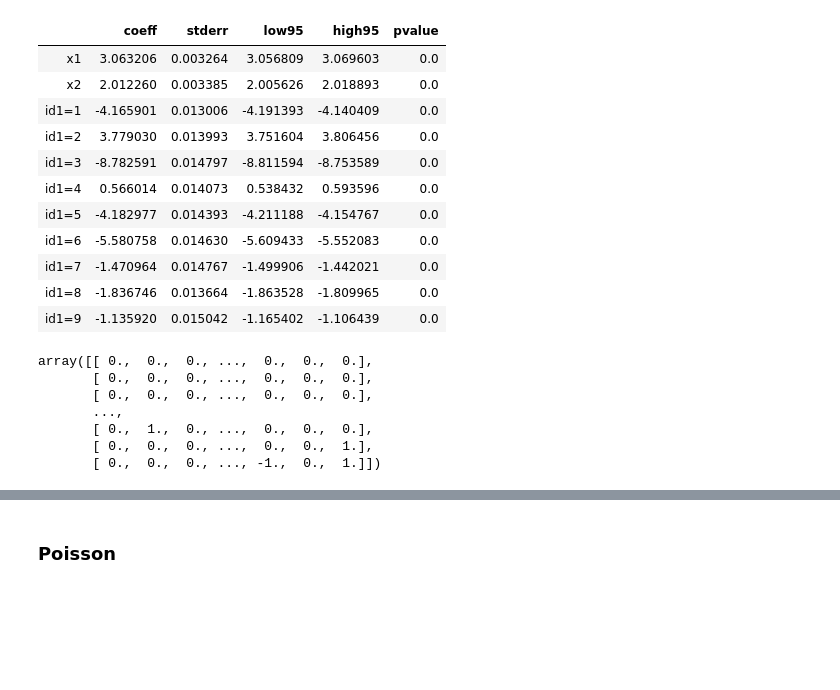
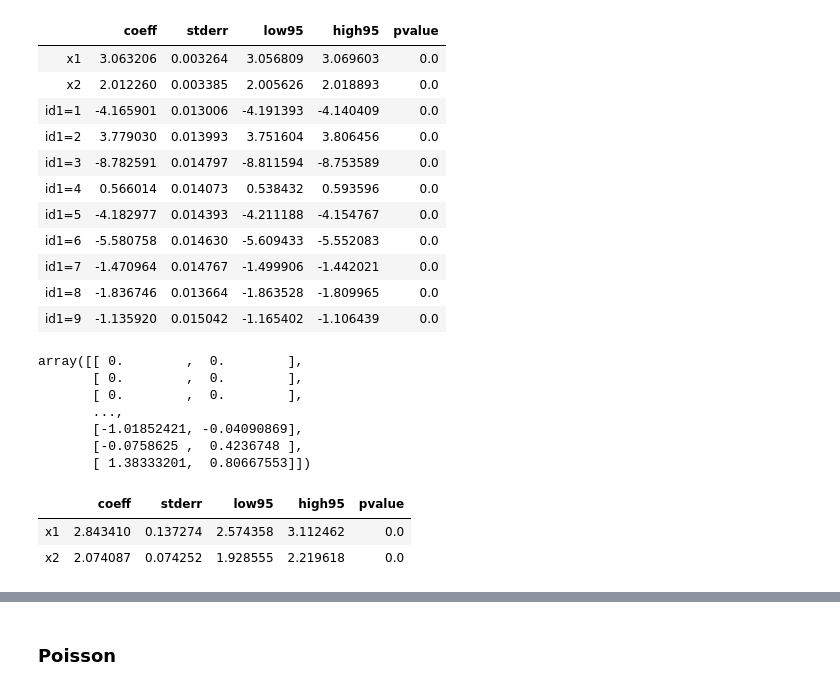
Before and after one commit to iamlemec/fastreg, a Jupyter notebook: benchmark.ipynb, the cells around one changed output, grey strips where cells are left out. Saved outputs shown, nothing was run; the diff lists cells and outputs as text; code cells hidden in the pictures; blank space fills up the shorter version.

```diff
--- a/benchmark.ipynb
+++ b/benchmark.ipynb
@@ -117,13 +117,19 @@ Wall time: 81 ms
 # %%
 import fastreg.design as des
 # %%
-des.design_matrices(y='y', x=['x1', 'x2'], fe=['id1'], ab=['id2'], intercept=False, data=df)[1][:,3:]
+des.design_matrices(y='y', x=['x1', 'x2'], absorb='id1', data=df)[1]
 # %% [output]
-array([[ 0.,  0.,  0., ...,  0.,  0.,  0.],
-       [ 0.,  0.,  0., ...,  0.,  0.,  0.],
-       [ 0.,  0.,  0., ...,  0.,  0.,  0.],
+array([[ 0.        ,  0.        ],
+       [ 0.        ,  0.        ],
+       [ 0.        ,  0.        ],
        ...,
-       [ 0.,  1.,  0., ...,  0.,  0.,  0.],
-       [ 0.,  0.,  0., ...,  0.,  0.,  1.],
-       [ 0.,  0.,  0., ..., -1.,  0.,  1.]])
+       [-1.01852421, -0.04090869],
+       [-0.0758625 ,  0.4236748 ],
+       [ 1.38333201,  0.80667553]])
+# %%
+frl.ols(y='y', x=['x1', 'x2'], absorb='id1', data=df0)
+# %% [output]
+|  | coeff | stderr | low95 | high95 | pvalue |
+| x1 | 2.843410 | 0.137274 | 2.574358 | 3.112462 | 0.0 |
+| x2 | 2.074087 | 0.074252 | 1.928555 | 2.219618 | 0.0 |
 # %%
```
Also changed, not shown: parts of 4 cells of this notebook, 1 other file.
